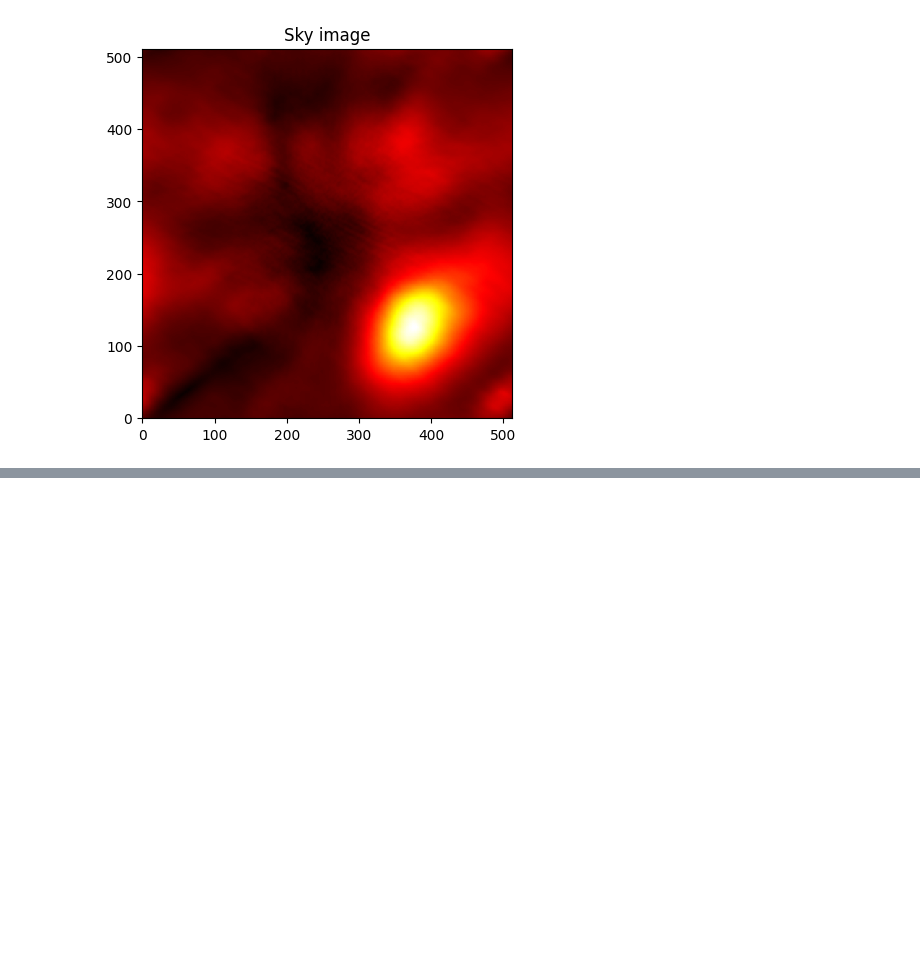
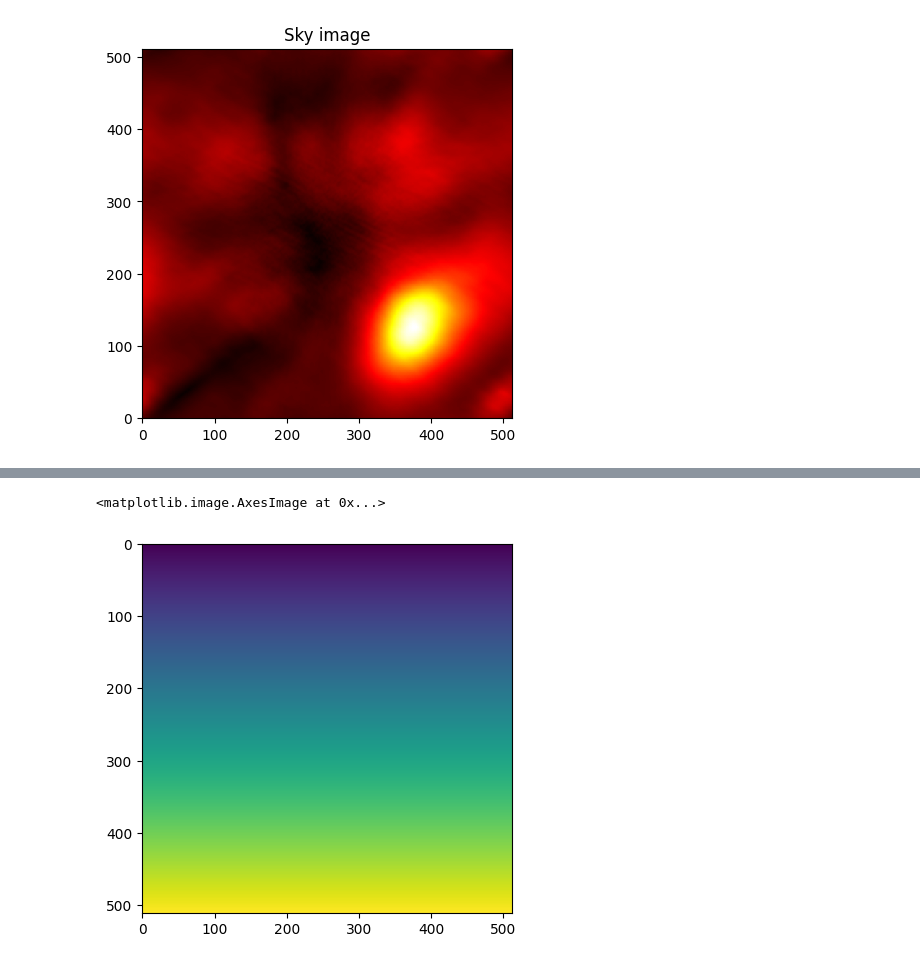
Before and after one commit to Mark1626/tensor-image-domain-gridding, a Jupyter notebook: Tensor_IDG.ipynb, the cells around one changed output, grey strips where cells are left out. Saved outputs shown, nothing was run; the diff lists cells and outputs as text; code cells hidden in the pictures; blank space fills up the shorter version.

```diff
--- a/Tensor_IDG.ipynb
+++ b/Tensor_IDG.ipynb
@@ -723,0 +838,5 @@ plt.imshow(dirty_image, interpolation='nearest', cmap=plt.get_cmap('hot'), origi
+# %%
+plt.imshow(lmn_grid[1])
+# %% [output]
+<matplotlib.image.AxesImage at 0x...>
+[figure, added]
```
Also changed, not shown: parts of 15 cells of this notebook.
